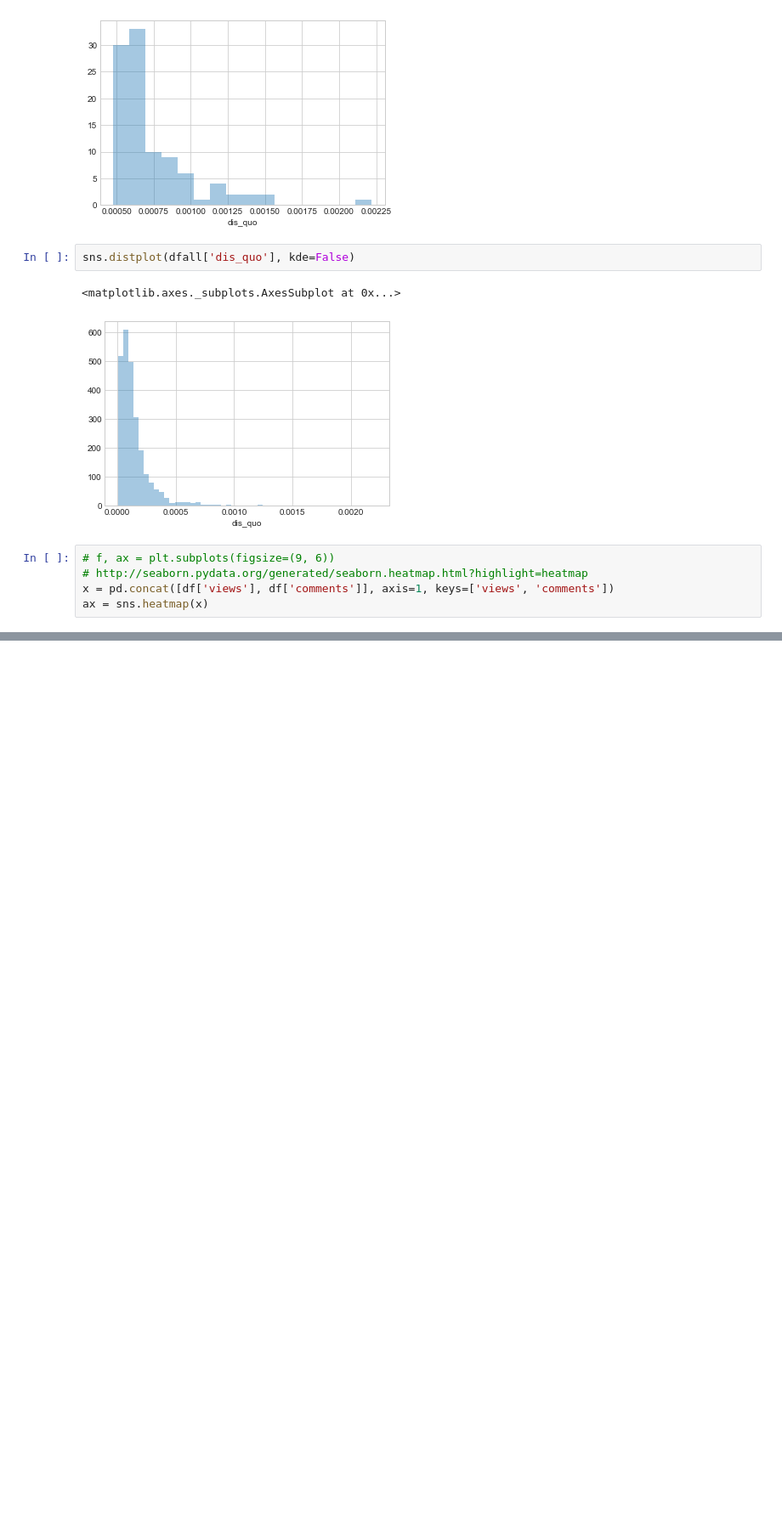
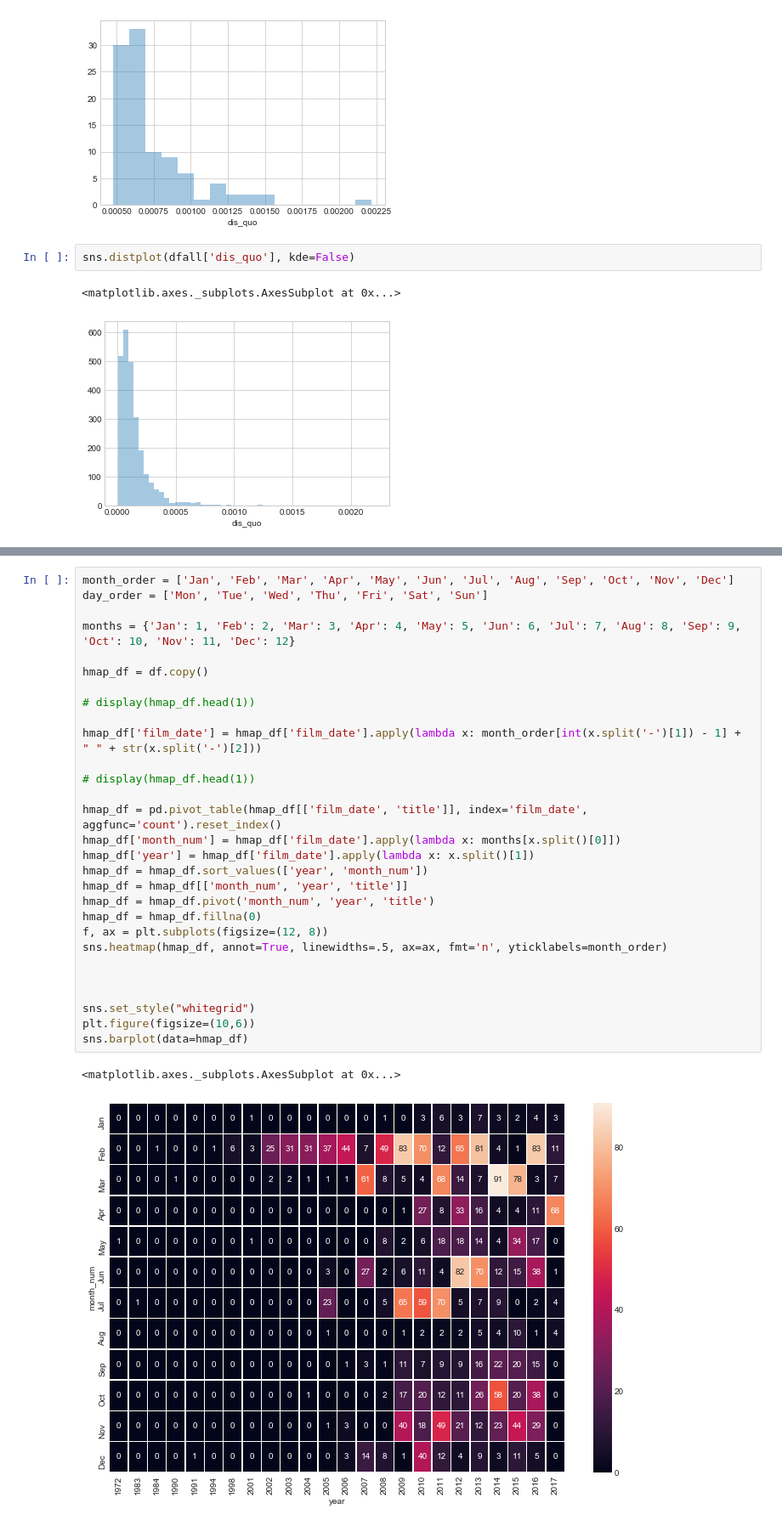
Before and after one commit to mallen69/Project_Sprint_7, a Jupyter notebook: Sprint05_Summarizing_Describing/Jon_Honda.ipynb, the cells around one changed output, grey strips where cells are left out. Shown at 85% size. Drawn from its saved outputs; the diff is of its cells as text; blank space fills up the shorter version.

```diff
--- a/Sprint05_Summarizing_Describing/Jon_Honda.ipynb
+++ b/Sprint05_Summarizing_Describing/Jon_Honda.ipynb
@@ -323,8 +313,3 @@ sns.distplot(dfall['dis_quo'], kde=False)
 # %% [output]
 <matplotlib.axes._subplots.AxesSubplot at 0x...>
 [figure]
-# %%
-# f, ax = plt.subplots(figsize=(9, 6))
-# http://seaborn.pydata.org/generated/seaborn.heatmap.html?highlight=heatmap
-x = pd.concat([df['views'], df['comments']], axis=1, keys=['views', 'comments'])
-ax = sns.heatmap(x)
@@ -332,0 +323,32 @@ ax = sns.heatmap(x)
+# %%
+month_order = ['Jan', 'Feb', 'Mar', 'Apr', 'May', 'Jun', 'Jul', 'Aug', 'Sep', 'Oct', 'Nov', 'Dec']
+day_order = ['Mon', 'Tue', 'Wed', 'Thu', 'Fri', 'Sat', 'Sun']
+
+months = {'Jan': 1, 'Feb': 2, 'Mar': 3, 'Apr': 4, 'May': 5, 'Jun': 6, 'Jul': 7, 'Aug': 8, 'Sep': 9, 'Oct': 10, 'Nov': 11, 'Dec': 12}
+
+hmap_df = df.copy()
+
+# display(hmap_df.head(1))
+
+hmap_df['film_date'] = hmap_df['film_date'].apply(lambda x: month_order[int(x.split('-')[1]) - 1] + " " + str(x.split('-')[2]))
+
+# display(hmap_df.head(1))
+
+hmap_df = pd.pivot_table(hmap_df[['film_date', 'title']], index='film_date', aggfunc='count').reset_index()
+hmap_df['month_num'] = hmap_df['film_date'].apply(lambda x: months[x.split()[0]])
+hmap_df['year'] = hmap_df['film_date'].apply(lambda x: x.split()[1])
+hmap_df = hmap_df.sort_values(['year', 'month_num'])
+hmap_df = hmap_df[['month_num', 'year', 'title']]
+hmap_df = hmap_df.pivot('month_num', 'year', 'title')
+hmap_df = hmap_df.fillna(0)
+f, ax = plt.subplots(figsize=(12, 8))
+sns.heatmap(hmap_df, annot=True, linewidths=.5, ax=ax, fmt='n', yticklabels=month_order)
+
+
+
+sns.set_style("whitegrid")
+plt.figure(figsize=(10,6))
+sns.barplot(data=hmap_df)
+# %% [output]
+<matplotlib.axes._subplots.AxesSubplot at 0x...>
+[figure, added]
```
Also changed, not shown: parts of 13 cells of this notebook, 2 other files.
